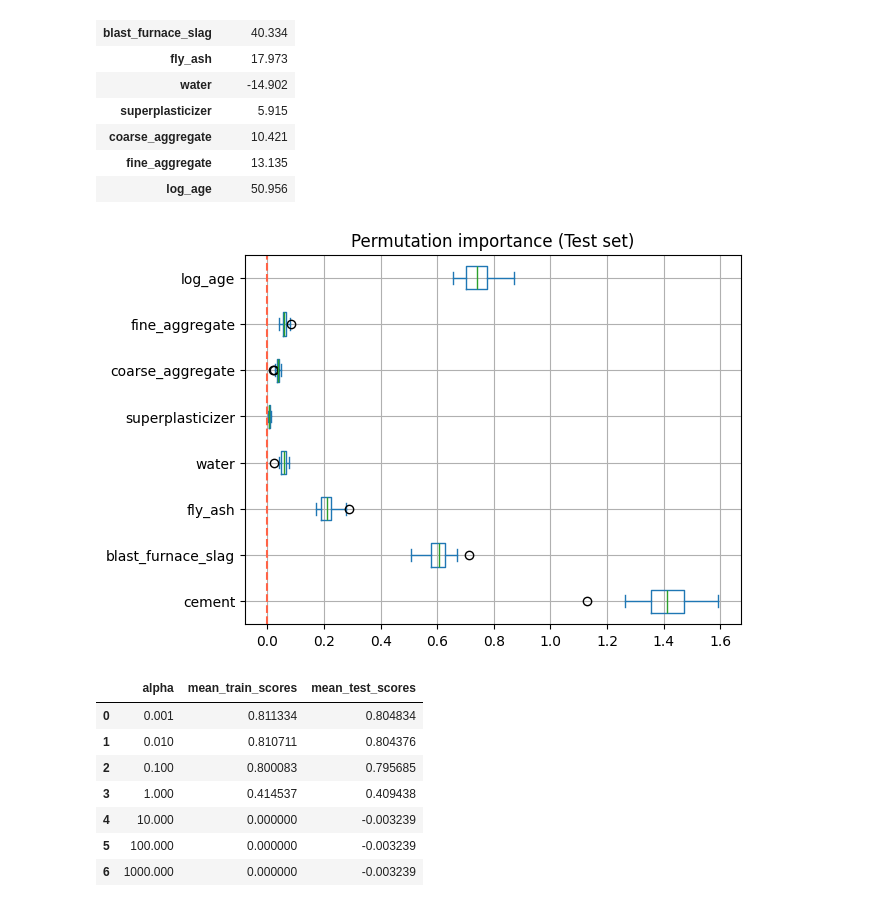
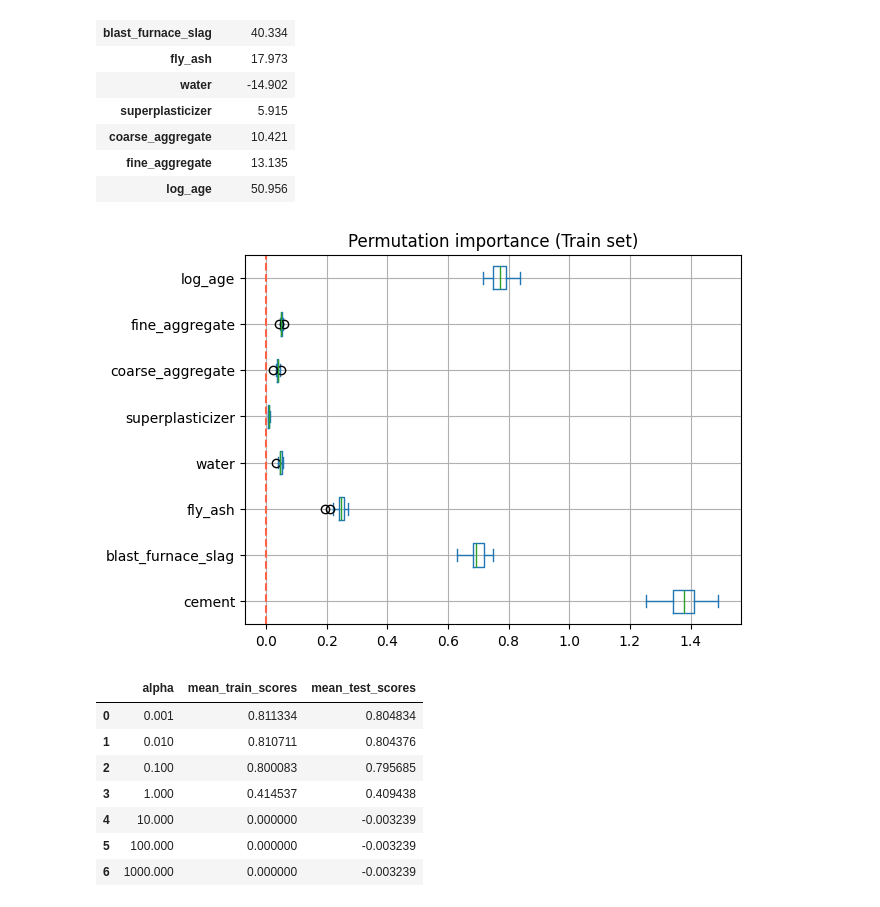
Before and after one commit to alexismenanieves/4Geeks, a Jupyter notebook: notebooks/jupyter/Concrete_Compressive_Strength_Model.ipynb, the cells around one changed output. Drawn from its saved outputs; the diff is of its cells as text; code cells hidden in the pictures.

```diff
--- a/notebooks/jupyter/Concrete_Compressive_Strength_Model.ipynb
+++ b/notebooks/jupyter/Concrete_Compressive_Strength_Model.ipynb
@@ -316,20 +312,20 @@ Coefficients: [ 58.068  40.334  17.973 -14.902   5.915  10.421  13.135  50.956]
 # %%
 # 4.9 View the importance of the variables
 importance = permutation_importance(
-    lreg_p, X_test, y_test,
+    lreg_p, X_train, y_train,
     n_repeats=25, random_state=2024
 )
 importance_df = pd.DataFrame(
     importance.importances.T,
     columns=X_train.columns
 )
 ax = importance_df.plot.box(vert=False)
 ax.axvline(x=0, color='k', linestyle='--', c='Tomato')
-ax.set_title('Permutation importance (Test set)')
+ax.set_title('Permutation importance (Train set)')
 ax.grid(True)
 plt.show()
 # %% [output]
-[figure, old version]
+[figure, new version]
 # %%
 # 4.10 Analyze Lasso regression regularization
 scores_dict = {
```
Also changed, not shown: parts of 7 cells of this notebook.
